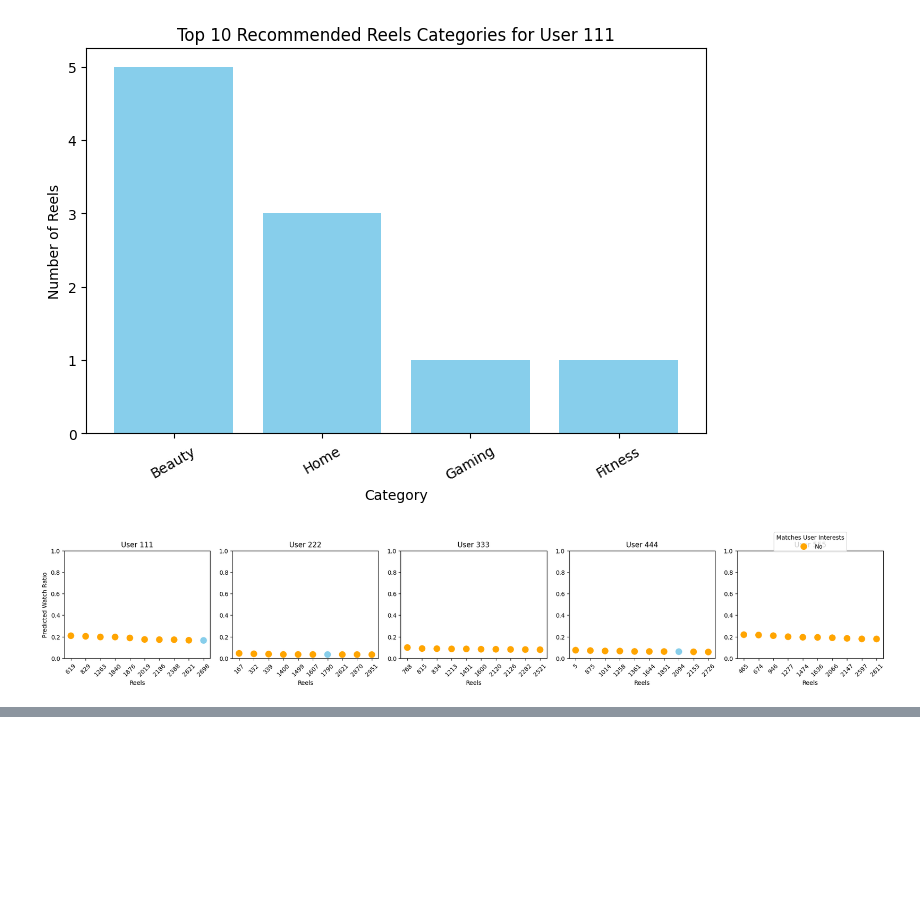
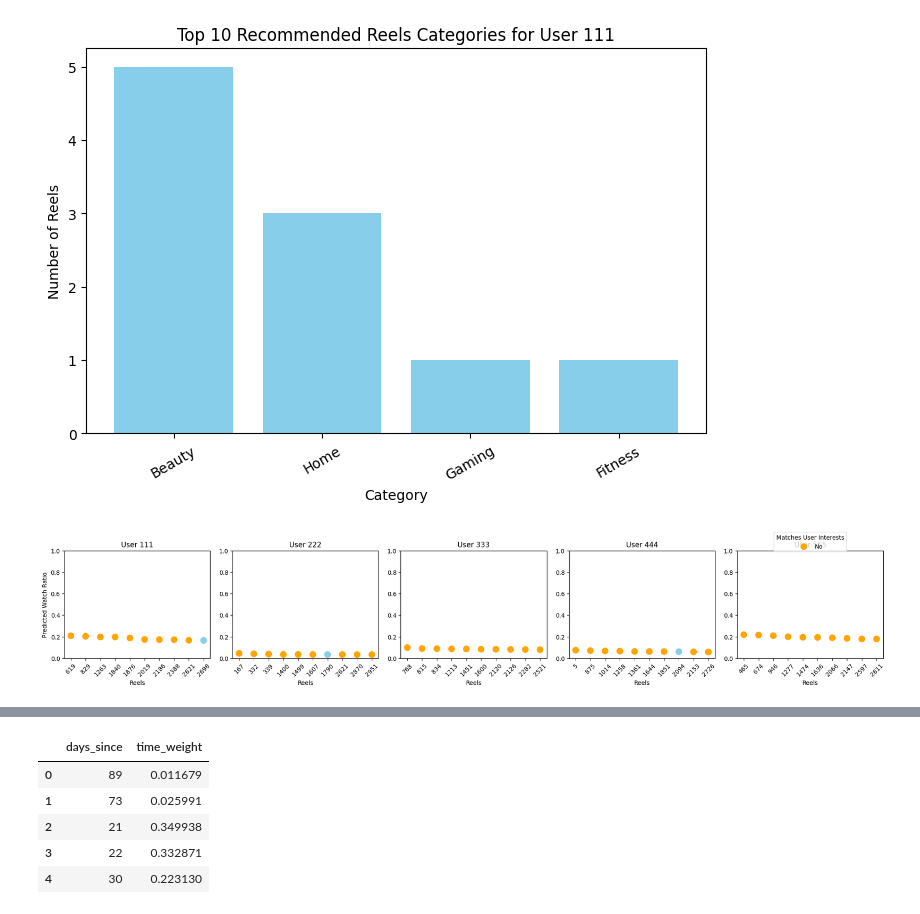
Before and after one commit to Suzan8/ALLUVO-RecommendationSystem, a Jupyter notebook: notebooks/03.ipynb, the cells around one changed output, grey strips where cells are left out. Saved outputs shown, nothing was run; the diff lists cells and outputs as text; code cells hidden in the pictures; blank space fills up the shorter version.

```diff
--- a/notebooks/03.ipynb
+++ b/notebooks/03.ipynb
@@ -534,0 +599,18 @@ plt.show()
+# %%
+import numpy as np
+
+current_time = interactions_df['timestamp'].max()
+
+interactions_df['days_since'] = (current_time - interactions_df['timestamp']).dt.days
+
+lambda_ = 0.05
+interactions_df['time_weight'] = np.exp(-lambda_ * interactions_df['days_since'])
+# %%
+interactions_df[['days_since', 'time_weight']].head()
+# %% [output]
+|  | days_since | time_weight |
+| 0 | 89 | 0.011679 |
+| 1 | 73 | 0.025991 |
+| 2 | 21 | 0.349938 |
+| 3 | 22 | 0.332871 |
+| 4 | 30 | 0.223130 |
```
Also changed, not shown: parts of 17 cells of this notebook, 2 other files.
